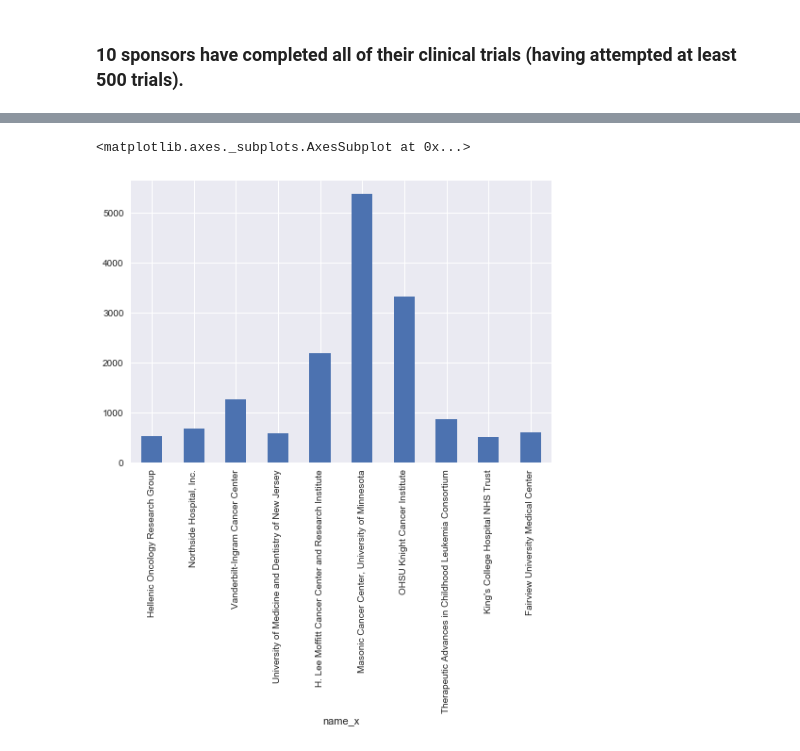
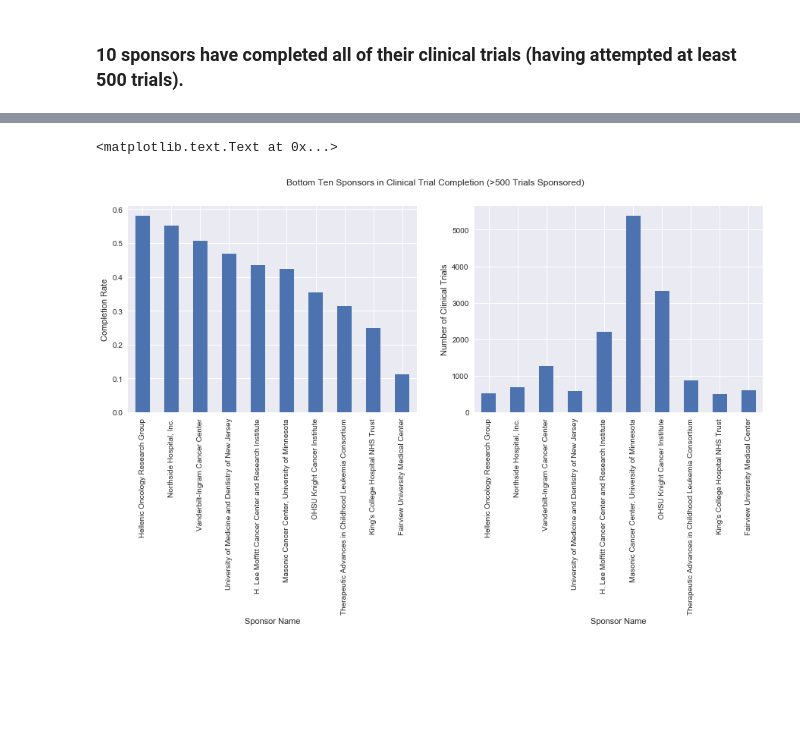
Before and after one commit to gwug/plots, a Jupyter notebook: CliTriPrime.ipynb, the cells around one changed output, grey strips where cells are left out. Saved outputs shown, nothing was run; the diff lists cells and outputs as text; code cells hidden in the pictures; blank space fills up the shorter version.

```diff
--- a/CliTriPrime.ipynb
+++ b/CliTriPrime.ipynb
@@ -279,5 +292,14 @@ df_fig3_gt500.tail(10).sort_values('avg', ascending=False)['avg'].plot(kind='bar
-# %%
-df_fig3_gt500.tail(10).sort_values('avg', ascending=False)['sum'].plot(kind='bar')
-# %% [output]
-<matplotlib.axes._subplots.AxesSubplot at 0x...>
-[figure, removed]
+# %%
+fig, axes =plt.subplots(nrows=1, ncols=2, figsize=(15,5))
+
+ax1=df_fig3_gt500.tail(10).sort_values('avg', ascending=False)['avg'].plot(kind='bar', ax=axes[0])
+ax1.set_ylabel("Completion Rate")
+ax1.set_xlabel("Sponsor Name")
+ax2=df_fig3_gt500.tail(10).sort_values('avg', ascending=False)['sum'].plot(kind='bar', ax=axes[1])
+ax2.set_ylabel("Number of Clinical Trials")
+ax2.set_xlabel("Sponsor Name")
+
+plt.suptitle("Bottom Ten Sponsors in Clinical Trial Completion (>500 Trials Sponsored)")
+# %% [output]
+<matplotlib.text.Text at 0x...>
+[figure, added]
```
Also changed, not shown: parts of 5 cells of this notebook.
